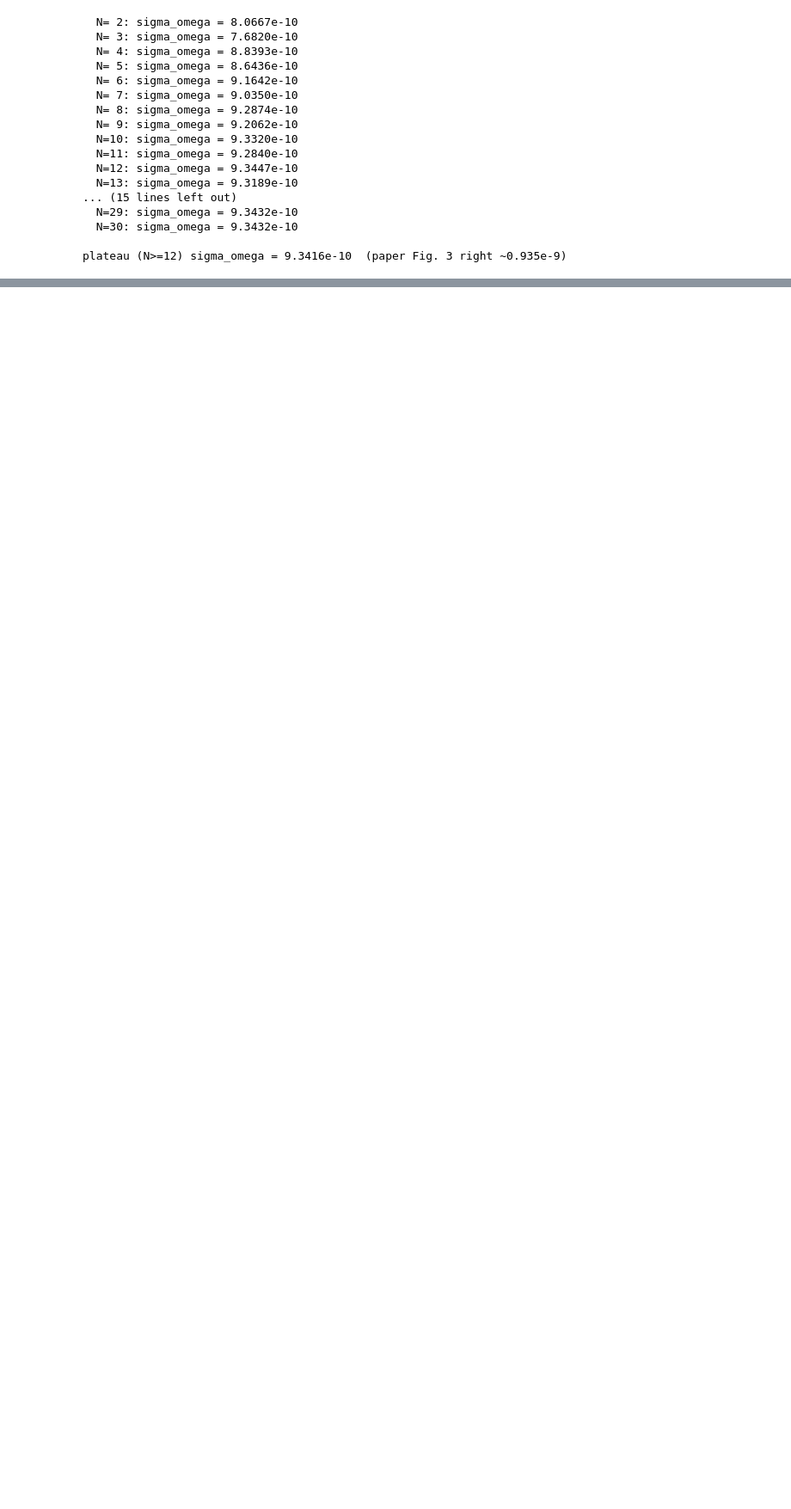
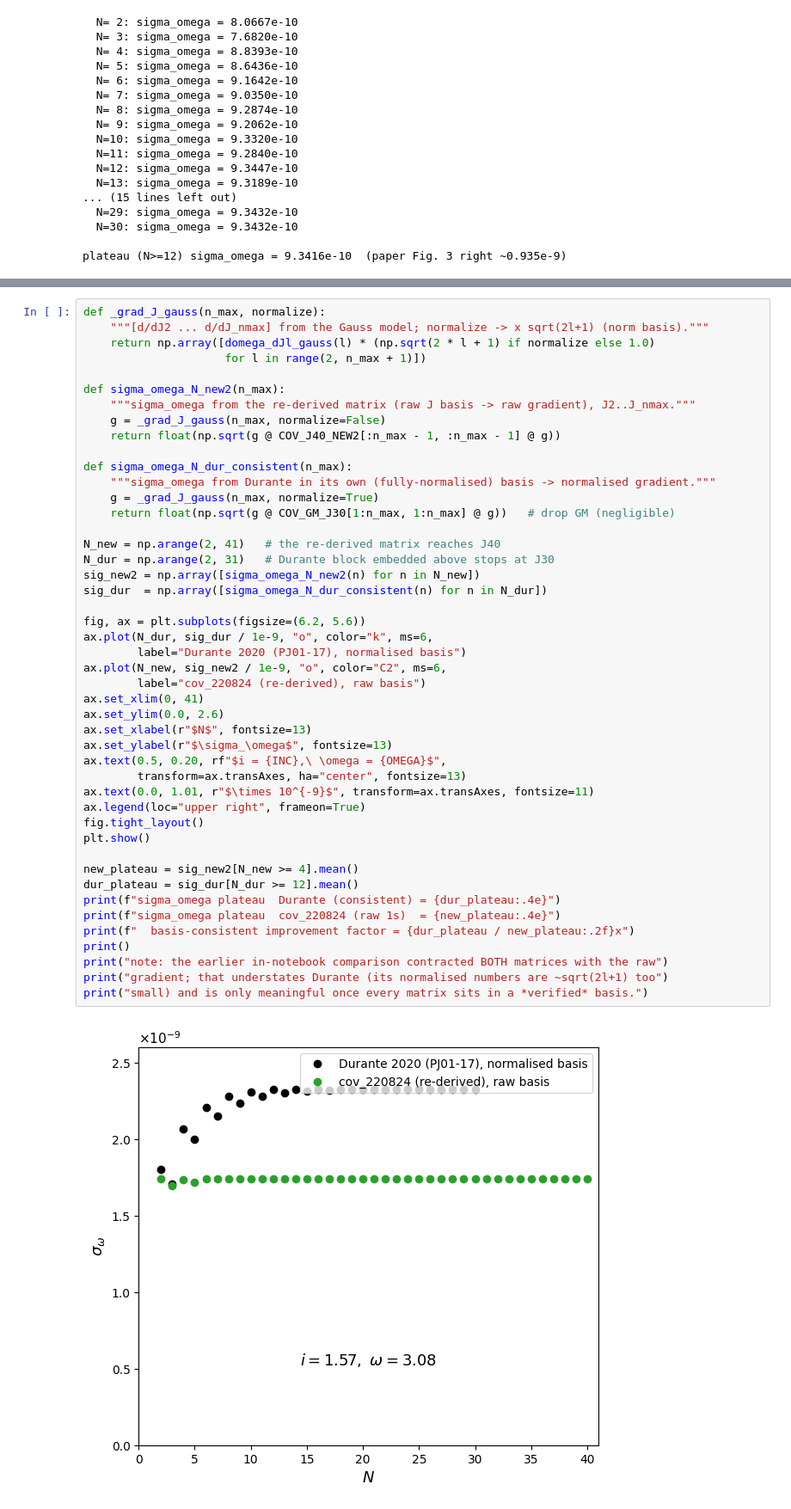
Before and after one commit to eiyer28/junofifthforce, a Jupyter notebook: juno_pipeline_comparison.ipynb, the cells around one changed output, grey strips where cells are left out. Shown at 86% size. Cells and saved outputs as stored; diff of their text form; blank space fills up the shorter version.

```diff
--- a/juno_pipeline_comparison.ipynb
+++ b/juno_pipeline_comparison.ipynb
@@ -595,0 +876,48 @@ plateau (N>=12): old = 9.3416e-10, new = 3.5213e-10, improvement = 2.65x
+# %%
+def _grad_J_gauss(n_max, normalize):
+    """[d/dJ2 ... d/dJ_nmax] from the Gauss model; normalize -> x sqrt(2l+1) (norm basis)."""
+    return np.array([domega_dJl_gauss(l) * (np.sqrt(2 * l + 1) if normalize else 1.0)
+                     for l in range(2, n_max + 1)])
+
+def sigma_omega_N_new2(n_max):
+    """sigma_omega from the re-derived matrix (raw J basis -> raw gradient), J2..J_nmax."""
+    g = _grad_J_gauss(n_max, normalize=False)
+    return float(np.sqrt(g @ COV_J40_NEW2[:n_max - 1, :n_max - 1] @ g))
+
+def sigma_omega_N_dur_consistent(n_max):
+    """sigma_omega from Durante in its own (fully-normalised) basis -> normalised gradient."""
+    g = _grad_J_gauss(n_max, normalize=True)
+    return float(np.sqrt(g @ COV_GM_J30[1:n_max, 1:n_max] @ g))   # drop GM (negligible)
+
+N_new = np.arange(2, 41)   # the re-derived matrix reaches J40
+N_dur = np.arange(2, 31)   # Durante block embedded above stops at J30
+sig_new2 = np.array([sigma_omega_N_new2(n) for n in N_new])
+sig_dur  = np.array([sigma_omega_N_dur_consistent(n) for n in N_dur])
+
+fig, ax = plt.subplots(figsize=(6.2, 5.6))
+ax.plot(N_dur, sig_dur / 1e-9, "o", color="k", ms=6,
+        label="Durante 2020 (PJ01-17), normalised basis")
+ax.plot(N_new, sig_new2 / 1e-9, "o", color="C2", ms=6,
+        label="cov_220824 (re-derived), raw basis")
+ax.set_xlim(0, 41)
+ax.set_ylim(0.0, 2.6)
+ax.set_xlabel(r"$N$", fontsize=13)
+ax.set_ylabel(r"$\sigma_\omega$", fontsize=13)
+ax.text(0.5, 0.20, rf"$i = {INC},\ \omega = {OMEGA}$",
+        transform=ax.transAxes, ha="center", fontsize=13)
+ax.text(0.0, 1.01, r"$\times 10^{-9}$", transform=ax.transAxes, fontsize=11)
+ax.legend(loc="upper right", frameon=True)
+fig.tight_layout()
+plt.show()
+
+new_plateau = sig_new2[N_new >= 4].mean()
+dur_plateau = sig_dur[N_dur >= 12].mean()
+print(f"sigma_omega plateau  Durante (consistent) = {dur_plateau:.4e}")
+print(f"sigma_omega plateau  cov_220824 (raw 1s)  = {new_plateau:.4e}")
+print(f"  basis-consistent improvement factor = {dur_plateau / new_plateau:.2f}x")
+print()
+print("note: the earlier in-notebook comparison contracted BOTH matrices with the raw")
+print("gradient; that understates Durante (its normalised numbers are ~sqrt(2l+1) too")
+print("small) and is only meaningful once every matrix sits in a *verified* basis.")
+# %% [output]
+[figure, added]
```
Also changed, not shown: parts of 29 cells of this notebook, 28 other files.
